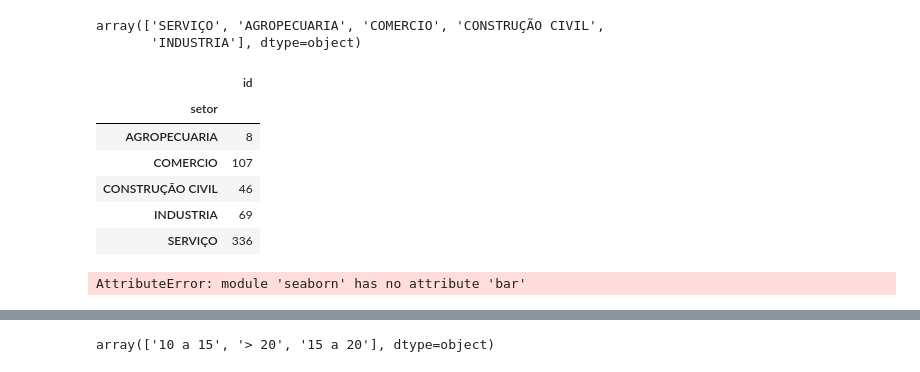
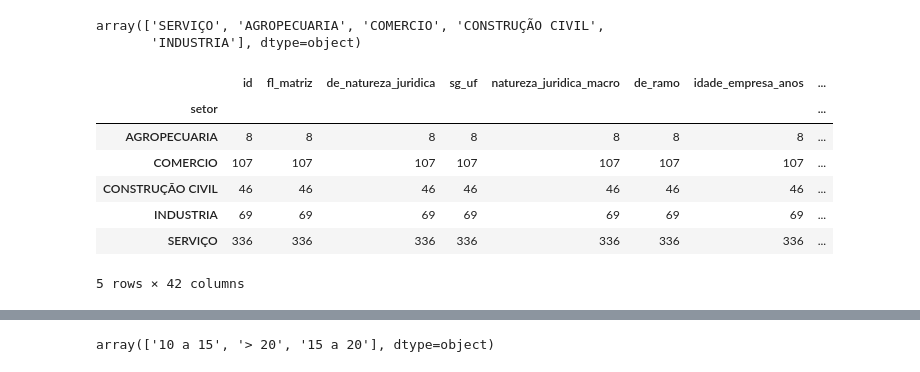
Before and after one commit to codenation-dev/squad-2-ad-xp-data-science-1, a Jupyter notebook: mts/EdaPort2.ipynb, the cells around one changed output, grey strips where cells are left out. Drawn from its saved outputs; the diff is of its cells as text; code cells hidden in the pictures.

```diff
--- a/mts/EdaPort2.ipynb
+++ b/mts/EdaPort2.ipynb
@@ -9,7 +12,7 @@ import missingno as msno
 # %% [markdown]
 ## Dados de Portifolio, trata-se de um determinado nicho de soluções.
 # %%
-df = pd.read_csv('portfolio2a.csv', index_col=0)
+df = pd.read_csv('portfolio2ok.csv', index_col=0)
 df.head()
 # %% [output]
 |  | id | fl_matriz | de_natureza_juridica | sg_uf | natureza_juridica_macro | de_ramo | setor | ... |
@@ -21,0 +25,5 @@ df.head()
+# %%
+# removendo 'qt_socios_pj', 'qt_socios_pf', 'qt_socios', pois há muitos dados faltantes,
+#não há como prever seu campo e influenciam pouco no mercado.
+df = df.drop(columns=['qt_socios_pj', 'qt_socios_pf', 'qt_socios'])
+df.head()
@@ -137,17 +254,14 @@ df.setor.unique()
 array(['SERVIÇO', 'AGROPECUARIA', 'COMERCIO', 'CONSTRUÇÃO CIVIL',
        'INDUSTRIA'], dtype=object)
 # %%
-setores = pd.DataFrame(df.groupby('setor').id.count())
+setores = pd.DataFrame(df.groupby('setor').count())
 setores
 # %% [output]
-|  | id |
-| setor |  |
-| AGROPECUARIA | 8 |
-| COMERCIO | 107 |
-| CONSTRUÇÃO CIVIL | 46 |
-| INDUSTRIA | 69 |
-| SERVIÇO | 336 |
+|  | id | fl_matriz | de_natureza_juridica | sg_uf | natureza_juridica_macro | de_ramo | idade_empresa_anos | ... |
+| setor |  |  |  |  |  |  |  | ... |
+| AGROPECUARIA | 8 | 8 | 8 | 8 | 8 | 8 | 8 | ... |
+| COMERCIO | 107 | 107 | 107 | 107 | 107 | 107 | 107 | ... |
+| CONSTRUÇÃO CIVIL | 46 | 46 | 46 | 46 | 46 | 46 | 46 | ... |
+| INDUSTRIA | 69 | 69 | 69 | 69 | 69 | 69 | 69 | ... |
+| SERVIÇO | 336 | 336 | 336 | 336 | 336 | 336 | 336 | ... |
+5 rows × 42 columns
-# %%
-sns.bar(setores)
-# %% [output]
-AttributeError: module 'seaborn' has no attribute 'bar'
```
Also changed, not shown: parts of 42 cells of this notebook, 2 other files.
